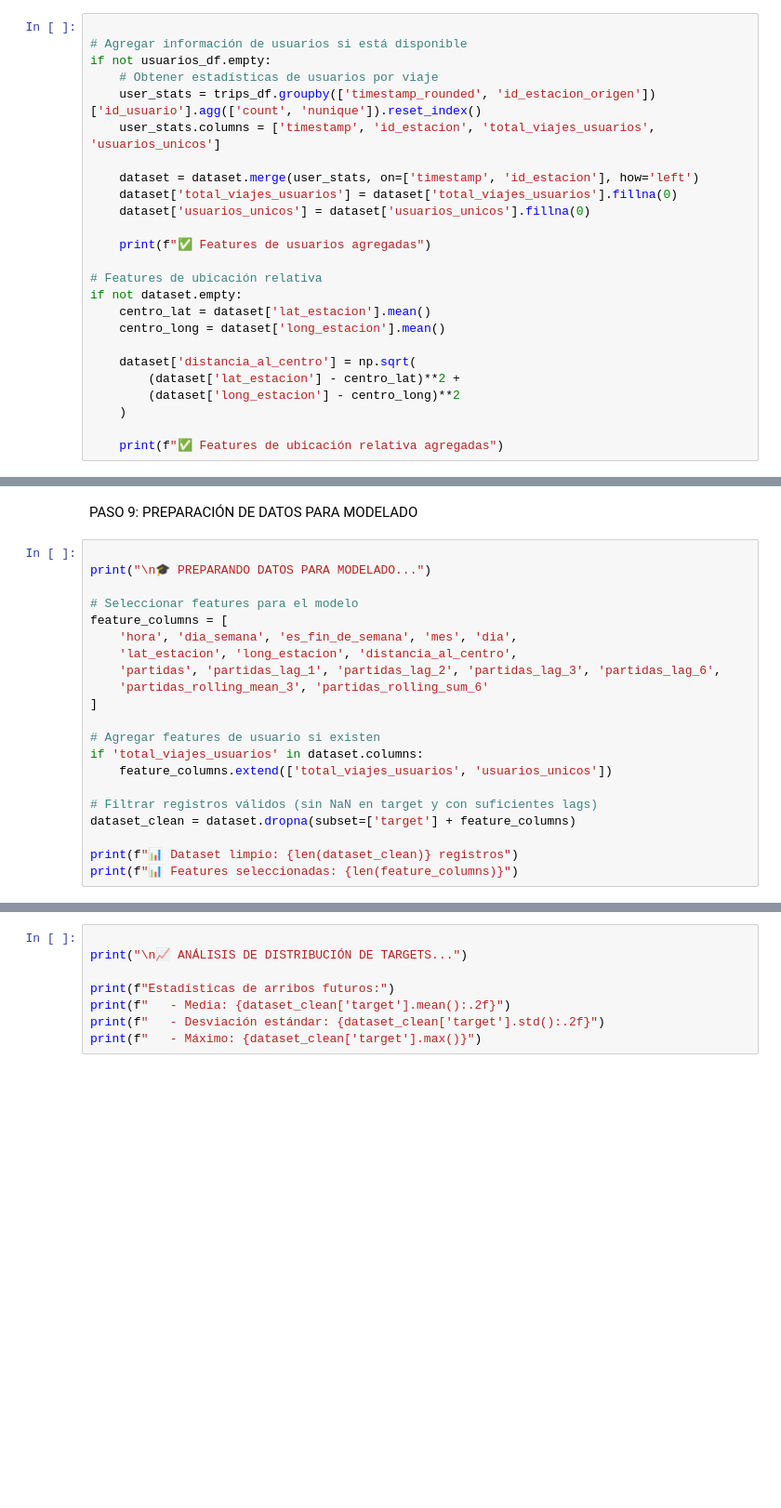
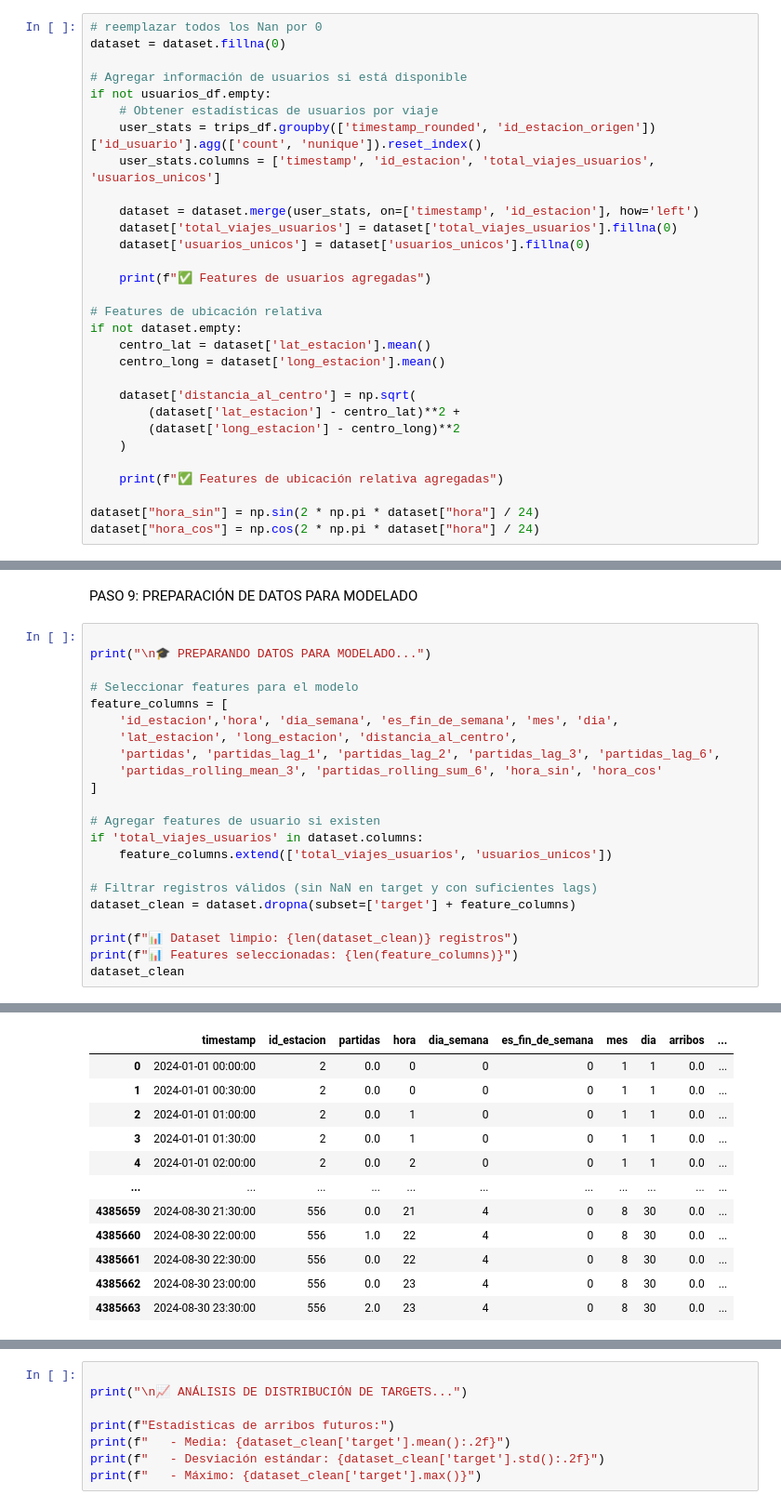
Before and after one commit to mattemusacchio/ML_Bicis, a Jupyter notebook: test.ipynb, the cells around one changed output, grey strips where cells are left out. Shown: that part at 93% size. Saved outputs shown, nothing was run; the diff lists cells and outputs as text; blank space fills up the shorter version.

```diff
--- a/test.ipynb
+++ b/test.ipynb
@@ -319,6 +345,8 @@ dataset
 # %% [markdown]
 PASO 8: FEATURE ENGINEERING ADICIONAL
 # %%
+# reemplazar todos los Nan por 0
+dataset = dataset.fillna(0)
 
 # Agregar información de usuarios si está disponible
 if not usuarios_df.empty:
@@ -343,6 +371,9 @@ if not dataset.empty:
     )
 
     print(f"✅ Features de ubicación relativa agregadas")
+
+dataset["hora_sin"] = np.sin(2 * np.pi * dataset["hora"] / 24)
+dataset["hora_cos"] = np.cos(2 * np.pi * dataset["hora"] / 24)
 # %% [output]
 ✅ Features de usuarios agregadas
 ✅ Features de ubicación relativa agregadas
@@ -354,10 +385,10 @@ print("\n🎓 PREPARANDO DATOS PARA MODELADO...")
 
 # Seleccionar features para el modelo
 feature_columns = [
-    'hora', 'dia_semana', 'es_fin_de_semana', 'mes', 'dia',
+    'id_estacion','hora', 'dia_semana', 'es_fin_de_semana', 'mes', 'dia',
     'lat_estacion', 'long_estacion', 'distancia_al_centro',
     'partidas', 'partidas_lag_1', 'partidas_lag_2', 'partidas_lag_3', 'partidas_lag_6',
-    'partidas_rolling_mean_3', 'partidas_rolling_sum_6'
+    'partidas_rolling_mean_3', 'partidas_rolling_sum_6', 'hora_sin', 'hora_cos'
 ]
 
 # Agregar features de usuario si existen
@@ -369,5 +400,6 @@ dataset_clean = dataset.dropna(subset=['target'] + feature_columns)
 
 print(f"📊 Dataset limpio: {len(dataset_clean)} registros")
 print(f"📊 Features seleccionadas: {len(feature_columns)}")
+dataset_clean
 # %% [output]
 🎓 PREPARANDO DATOS PARA MODELADO...
@@ -375,0 +408,12 @@ print(f"📊 Features seleccionadas: {len(feature_columns)}")
+|  | timestamp | id_estacion | partidas | hora | dia_semana | es_fin_de_semana | mes | dia | arribos | ... |
+| 0 | 2024-01-01 00:00:00 | 2 | 0.0 | 0 | 0 | 0 | 1 | 1 | 0.0 | ... |
+| 1 | 2024-01-01 00:30:00 | 2 | 0.0 | 0 | 0 | 0 | 1 | 1 | 0.0 | ... |
+| 2 | 2024-01-01 01:00:00 | 2 | 0.0 | 1 | 0 | 0 | 1 | 1 | 0.0 | ... |
+| 3 | 2024-01-01 01:30:00 | 2 | 0.0 | 1 | 0 | 0 | 1 | 1 | 0.0 | ... |
+| 4 | 2024-01-01 02:00:00 | 2 | 0.0 | 2 | 0 | 0 | 1 | 1 | 0.0 | ... |
+| ... | ... | ... | ... | ... | ... | ... | ... | ... | ... | ... |
+| 4385659 | 2024-08-30 21:30:00 | 556 | 0.0 | 21 | 4 | 0 | 8 | 30 | 0.0 | ... |
+| 4385660 | 2024-08-30 22:00:00 | 556 | 1.0 | 22 | 4 | 0 | 8 | 30 | 0.0 | ... |
+| 4385661 | 2024-08-30 22:30:00 | 556 | 0.0 | 22 | 4 | 0 | 8 | 30 | 0.0 | ... |
+| 4385662 | 2024-08-30 23:00:00 | 556 | 0.0 | 23 | 4 | 0 | 8 | 30 | 0.0 | ... |
+| 4385663 | 2024-08-30 23:30:00 | 556 | 2.0 | 23 | 4 | 0 | 8 | 30 | 0.0 | ... |
```
Also changed, not shown: parts of 24 cells of this notebook, 11 other files.
